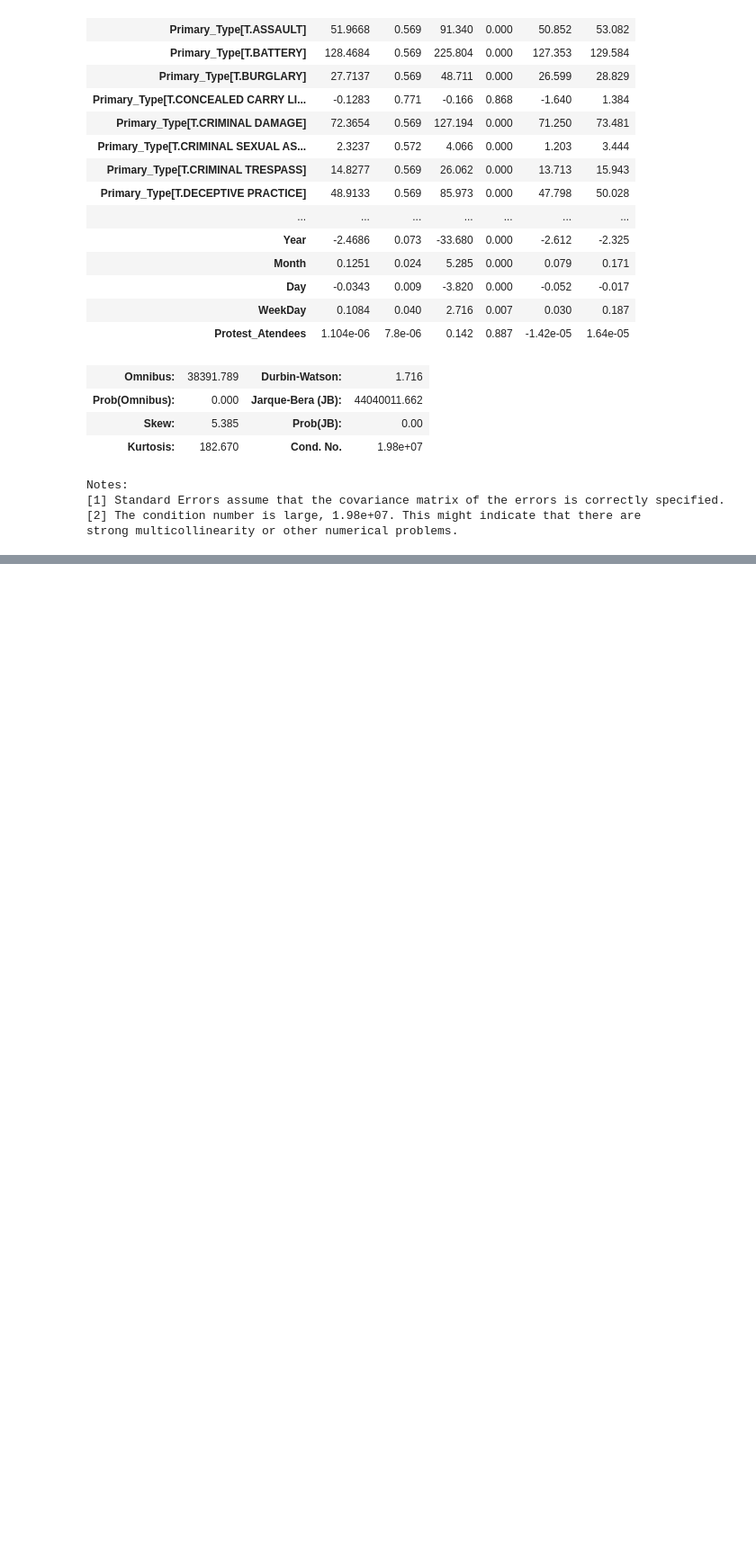
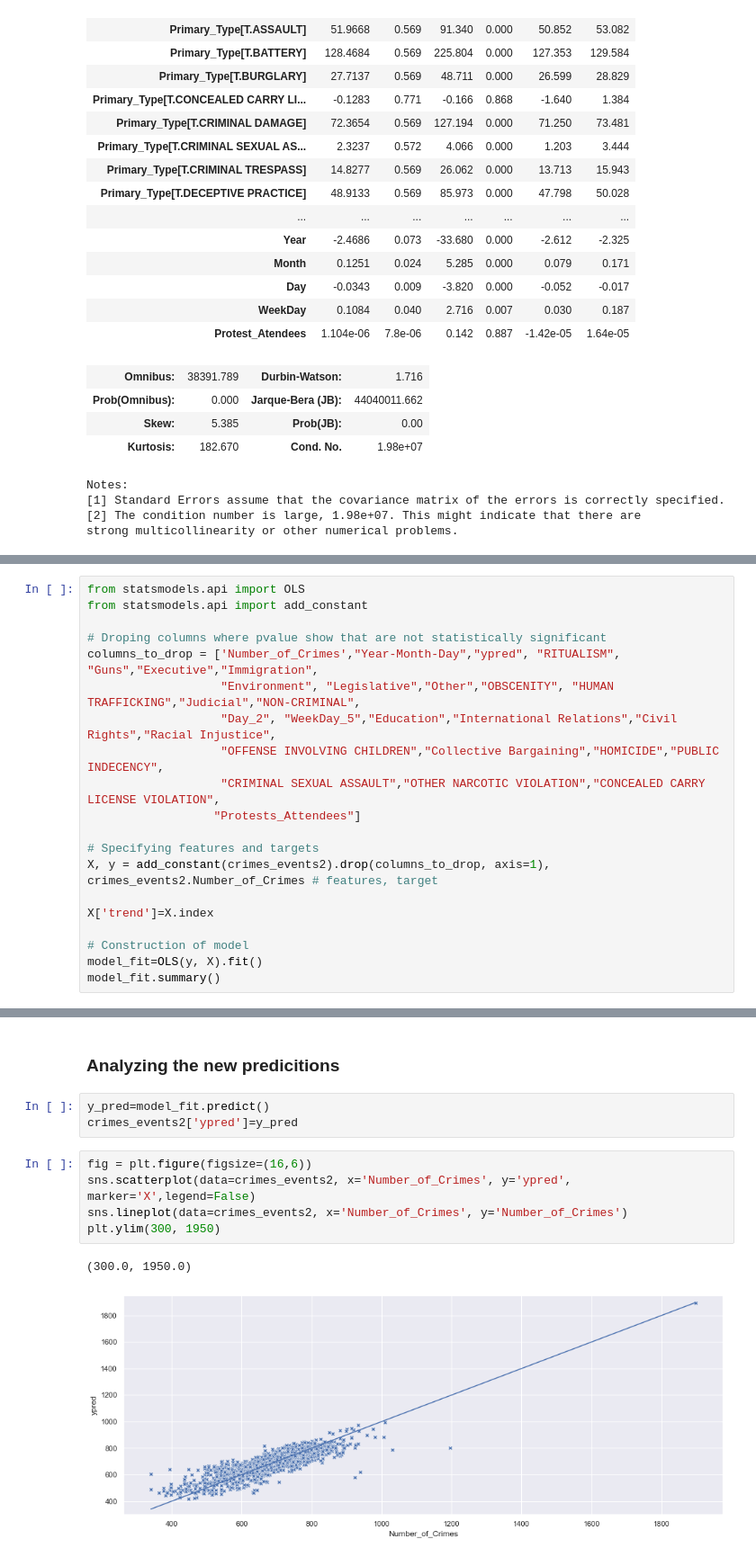
Before and after one commit to leo-cavalcante/crimes-in-chicago, a Jupyter notebook: Time Analysis.ipynb, the cells around one changed output, grey strips where cells are left out. Shown at 90% size. Cells and saved outputs as stored; diff of their text form; blank space fills up the shorter version.

```diff
--- a/Time Analysis.ipynb
+++ b/Time Analysis.ipynb
@@ -1247,0 +1231,20 @@ crimes_events2["Year-Month-Day"].min()
+# %%
+from statsmodels.api import OLS
+from statsmodels.api import add_constant
+
+# Droping columns where pvalue show that are not statistically significant
+columns_to_drop = ['Number_of_Crimes',"Year-Month-Day","ypred", "RITUALISM", "Guns","Executive","Immigration",
+                   "Environment", "Legislative","Other","OBSCENITY", "HUMAN TRAFFICKING","Judicial","NON-CRIMINAL",
+                   "Day_2", "WeekDay_5","Education","International Relations","Civil Rights","Racial Injustice",
+                   "OFFENSE INVOLVING CHILDREN","Collective Bargaining","HOMICIDE","PUBLIC INDECENCY",
+                   "CRIMINAL SEXUAL ASSAULT","OTHER NARCOTIC VIOLATION","CONCEALED CARRY LICENSE VIOLATION",
+                  "Protests_Attendees"]
+
+# Specifying features and targets
+X, y = add_constant(crimes_events2).drop(columns_to_drop, axis=1), crimes_events2.Number_of_Crimes # features, target
+
+X['trend']=X.index
+
+# Construction of model
+model_fit=OLS(y, X).fit()
+model_fit.summary()
@@ -1247,0 +1286,13 @@ crimes_events2["Year-Month-Day"].min()
+# %% [markdown]
+### Analyzing the new predicitions
+# %%
+y_pred=model_fit.predict()
+crimes_events2['ypred']=y_pred
+# %%
+fig = plt.figure(figsize=(16,6))
+sns.scatterplot(data=crimes_events2, x='Number_of_Crimes', y='ypred', marker='X',legend=False)
+sns.lineplot(data=crimes_events2, x='Number_of_Crimes', y='Number_of_Crimes')
+plt.ylim(300, 1950)
+# %% [output]
+(300.0, 1950.0)
+[figure, added]
```
Also changed, not shown: parts of 70 cells of this notebook, 2 other files.
